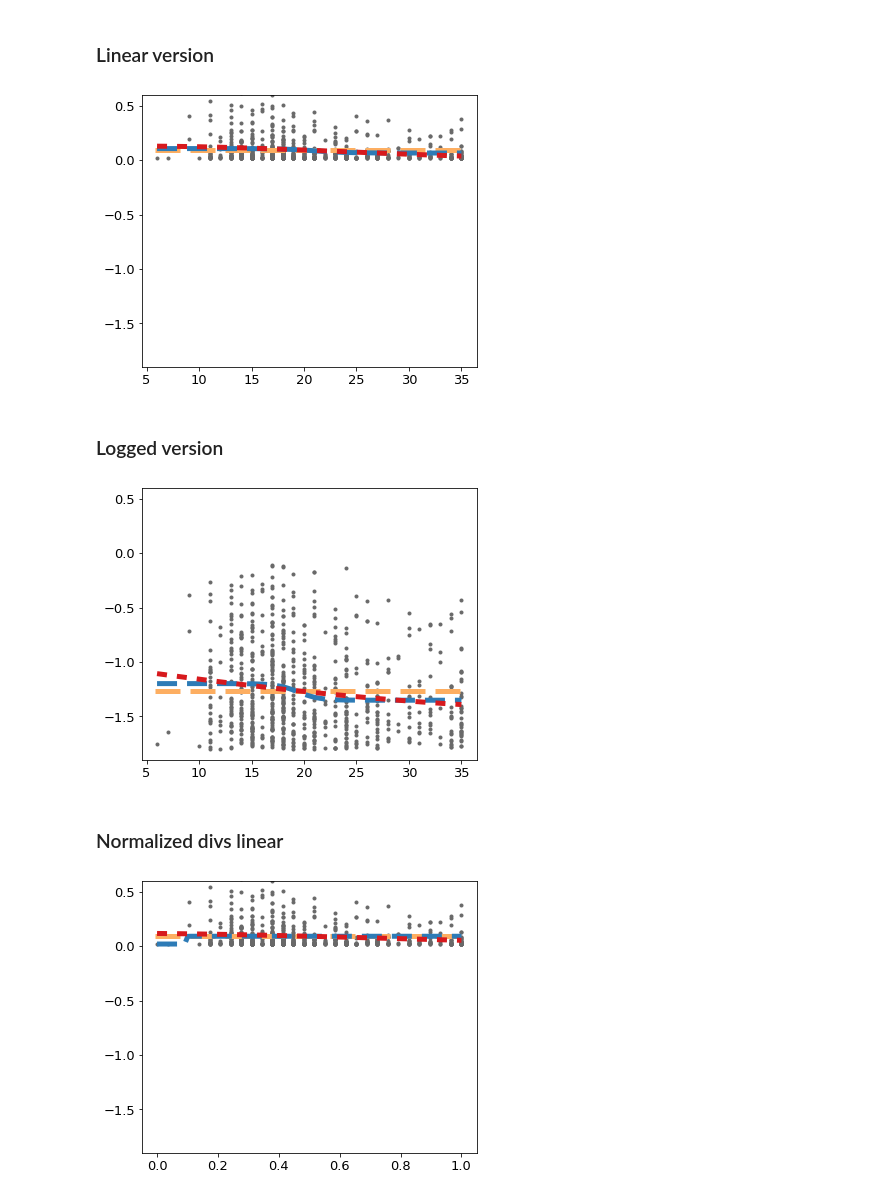
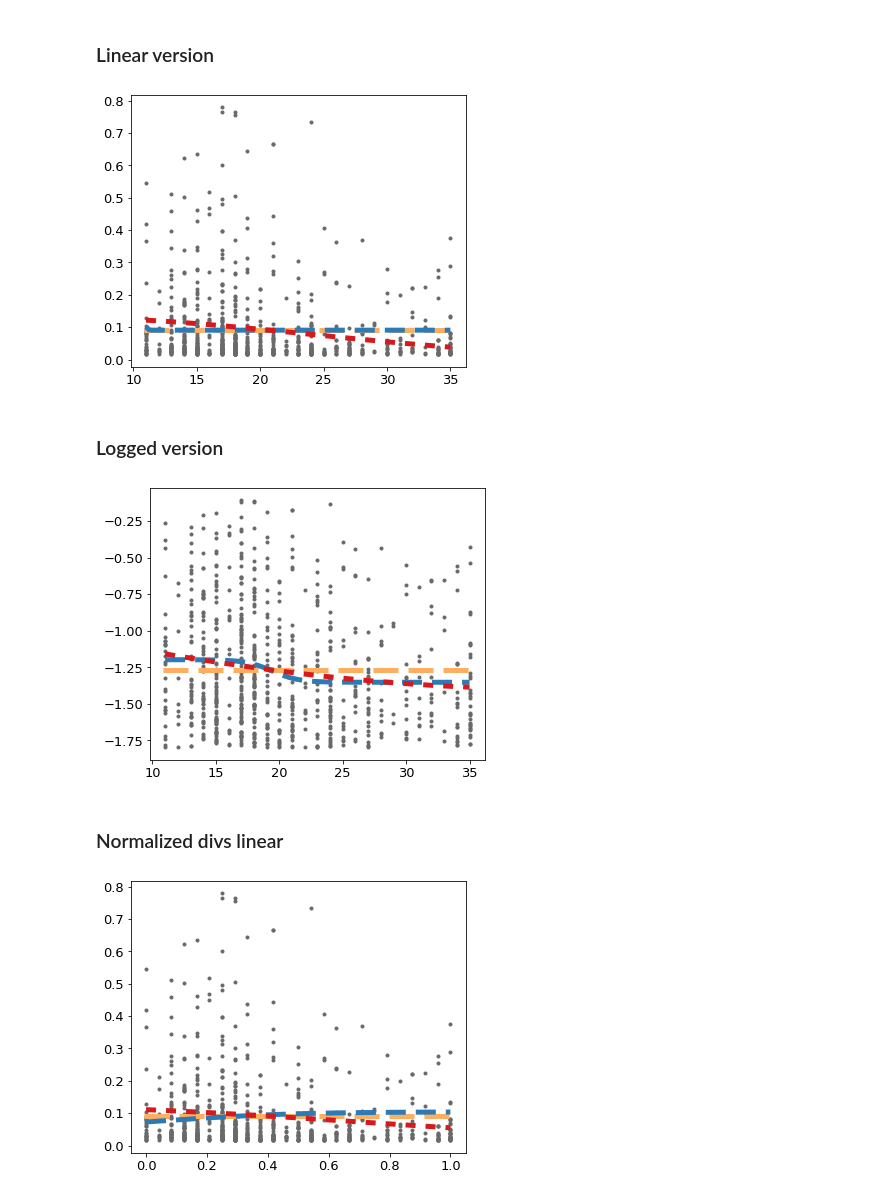
Before and after one commit to voytekresearch/timescale_development, a Jupyter notebook: rat_analysis_workflow/timescales_analysis_hypotheses.ipynb, the cells around one changed output. Cells and saved outputs as stored; diff of their text form; code cells hidden in the pictures.

```diff
--- a/rat_analysis_workflow/timescales_analysis_hypotheses.ipynb
+++ b/rat_analysis_workflow/timescales_analysis_hypotheses.ipynb
@@ -163,37 +167,4 @@ def fit_hyp(divs, taus, guess_gaussian, bounds_gaussian, guess_sigmoid, bounds_s
     params_horizontal_line, _ = curve_fit(horizontal_line, divs, taus)
 
 
-    # Create a range of x values for plotting
-    x_fit = np.linspace(min(divs), max(divs), 100)
-
-    # Calculate the corresponding y values using the fitted parameters for each function
-    y_fit_gaussian = gaussian(x_fit, *params_gaussian)
-    y_fit_sigmoid = sigmoid(x_fit, *params_sigmoid)
-    y_fit_horizontal_line = horizontal_line(x_fit, params_horizontal_line[0])
-
-    # Plot the data and the fitted functions
-    plt.figure(figsize =  (6,5))
-    # Create the scatter plot of the data
-    plt.plot(divs, taus, '.', color = "dimgrey")
-    #plt.ylabel("Log(timescales)", size = 18)
-    #plt.xlabel("Days ", size = 18)
-    plt.xticks(size = 13)
-    plt.yticks(size = 13)
-
-    plt.axhline(y=params_horizontal_line[0], xmin = 0.04, xmax = 0.98, color='#FDAE61', linestyle='-.', linewidth=5,dashes=(5,2))
-    plt.plot(x_fit, y_fit_sigmoid, '-.', color='#2D7BB6', linewidth=5, dashes=(4,2))
-    plt.plot(x_fit, y_fit_gaussian, '-.',color='#D7191D', linewidth=5, dashes=(2, 2))
-    #plt.ylim(-0.2,3.0)
-    plt.ylim(-1.9,0.6)
-
-    """
-    days_pn = ['6', '11', '16', '21','26','31']
-
-    locs, labels = plt.xticks()
-    print(locs)
-    labels = days_pn
-    plt.xticks(locs[1:-1], labels)"""
-
-
-
-    plt.show()
+    return params_horizontal_line, params_sigmoid, params_gaussian
@@ -222,27 +229,33 @@ bounds_gaussian = ([0.13, 0, 5], [10, 17, 20])
 guess_sigmoid = (2.0, 10.0, 1.0, 1.0)
 bounds_sigmoid = ([-np.inf, 10, -np.inf, -np.inf], [np.inf, 30, np.inf, np.inf])
 
-fit_hyp(filtered_divs, filtered_taus, guess_gaussian, bounds_gaussian, guess_sigmoid, bounds_sigmoid)
+params_horizontal_line, params_sigmoid, params_gaussian = fit_hyp(filtered_divs, filtered_taus, guess_gaussian, bounds_gaussian, guess_sigmoid, bounds_sigmoid)
+
+#plot
+plt_hyp(filtered_divs, filtered_taus, params_horizontal_line, params_sigmoid, params_gaussian, ylim=None )
 # %% [output]
-[figure, old version]
+[figure, new version]
 # %% [markdown]
 ### Logged version
 # %%
 filtered_taus_log = np.log10(filtered_taus)
 
 # Guess and bounds for Gaussian fit
 guess_gaussian = [0.6, 15, 0.5
                  ]
 bounds_gaussian = ([0.2, 10,0], [0.9,20, 10])
 bounds_gaussian = ([-np.inf, -np.inf,-np.inf], [np.inf,np.inf, np.inf])
 
 # Guess and bounds for Sigmoid fit
 guess_sigmoid = (0.0, 15.0, 3.0, 1.0)
 bounds_sigmoid = ([-np.inf, -np.inf, -np.inf, -np.inf], [np.inf, np.inf, np.inf, np.inf])
 
-fit_hyp(filtered_divs, filtered_taus_log, guess_gaussian, bounds_gaussian, guess_sigmoid, bounds_sigmoid)
+params_horizontal_line_log, params_sigmoid_log, params_gaussian_log = fit_hyp(filtered_divs, filtered_taus_log, guess_gaussian, bounds_gaussian, guess_sigmoid, bounds_sigmoid)
+
+#plot
+plt_hyp(filtered_divs, filtered_taus_log, params_horizontal_line_log, params_sigmoid_log, params_gaussian_log, ylim=None )
 # %% [output]
-[figure, old version]
+[figure, new version]
 # %% [markdown]
 ### Normalized divs linear
 # %%
@@ -265,6 +278,9 @@ bounds_gaussian = ([-np.inf, -np.inf, -np.inf], [np.inf, np.inf, np.inf])
 guess_sigmoid = (0.1, 0.2, 6, 0.5)
 bounds_sigmoid = ([0.05, 0.1, 5, -np.inf], [np.inf, 0.6, np.inf, np.inf])
 
-fit_hyp(divs_normalized, filtered_taus, guess_gaussian, bounds_gaussian, guess_sigmoid, bounds_sigmoid)
+params_horizontal_line_norm, params_sigmoid_norm, params_gaussian_norm = fit_hyp(divs_normalized, filtered_taus, guess_gaussian, bounds_gaussian, guess_sigmoid, bounds_sigmoid)
+
+#plot
+plt_hyp(divs_normalized, filtered_taus, params_horizontal_line_norm, params_sigmoid_norm, params_gaussian_norm, ylim=None )
 # %% [output]
-[figure, old version]
+[figure, new version]
```
Also changed, not shown: parts of 29 cells of this notebook.
